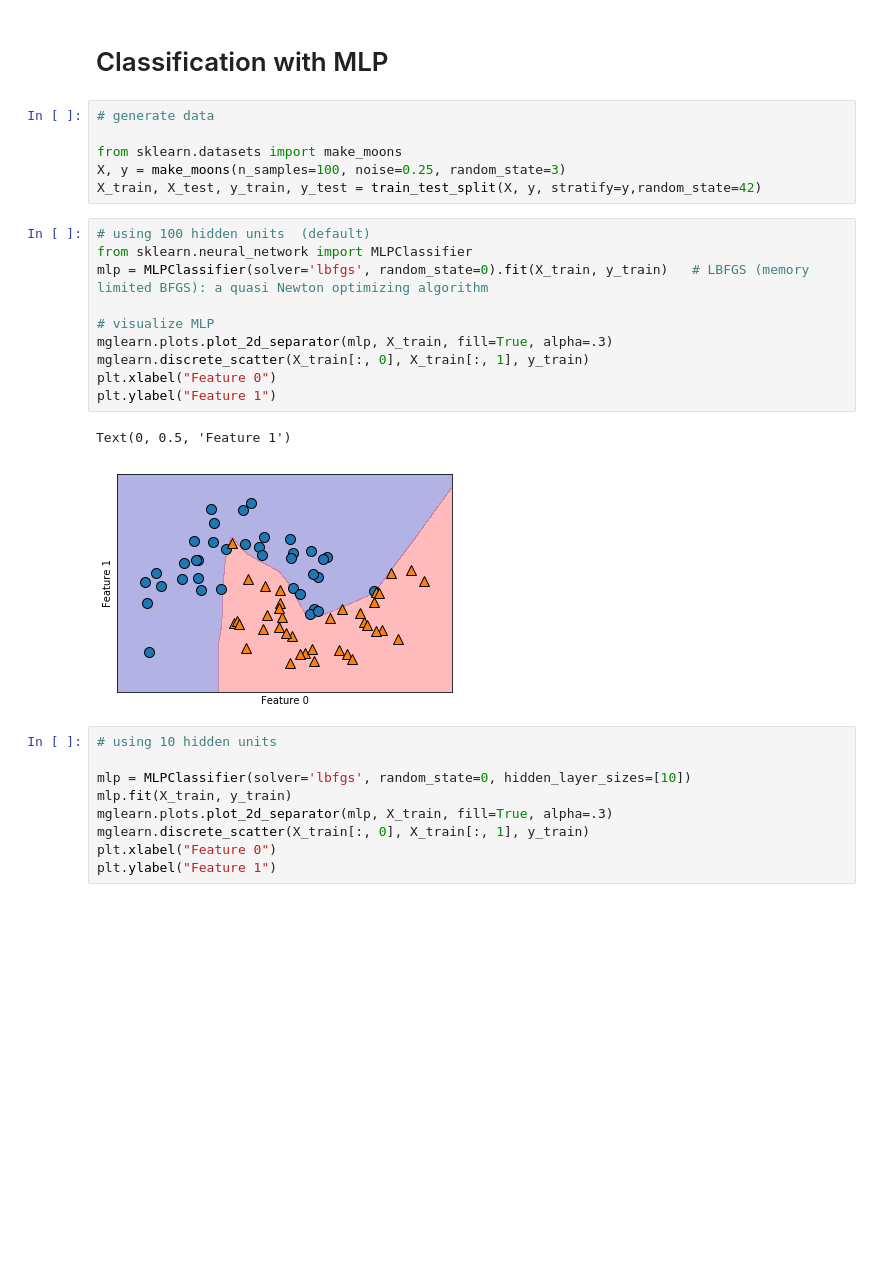
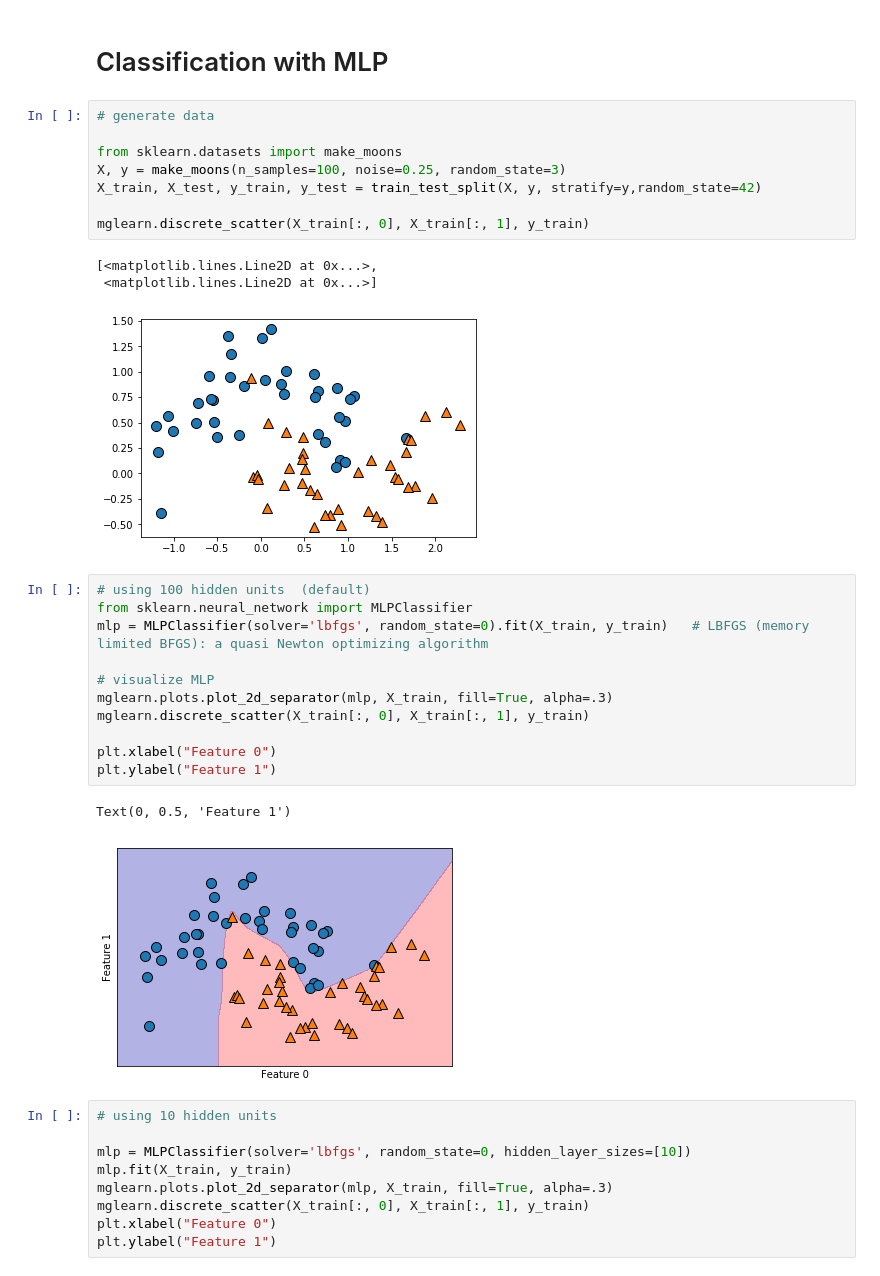
Before and after one commit to callee2006/MachineLearning, a Jupyter notebook: MLP_(scikit_learn).ipynb, the cells around one changed output. Drawn from its saved outputs; the diff is of its cells as text; blank space fills up the shorter version.

```diff
--- a/MLP_(scikit_learn).ipynb
+++ b/MLP_(scikit_learn).ipynb
@@ -95,9 +95,15 @@ Text(0, 0.5, 'sigmoid(x), relu(x), tanh(x)')
 # %%
 # generate data
 
 from sklearn.datasets import make_moons
 X, y = make_moons(n_samples=100, noise=0.25, random_state=3)
 X_train, X_test, y_train, y_test = train_test_split(X, y, stratify=y,random_state=42)
+
+mglearn.discrete_scatter(X_train[:, 0], X_train[:, 1], y_train)
+# %% [output]
+[<matplotlib.lines.Line2D at 0x...>,
+ <matplotlib.lines.Line2D at 0x...>]
+[figure, added]
 # %%
 # using 100 hidden units  (default)
 from sklearn.neural_network import MLPClassifier
@@ -106,6 +112,7 @@ mlp = MLPClassifier(solver='lbfgs', random_state=0).fit(X_train, y_train)   # LB
 # visualize MLP
 mglearn.plots.plot_2d_separator(mlp, X_train, fill=True, alpha=.3)
 mglearn.discrete_scatter(X_train[:, 0], X_train[:, 1], y_train)
+
 plt.xlabel("Feature 0")
 plt.ylabel("Feature 1")
 # %% [output]
```
Also changed, not shown: parts of 7 cells of this notebook.
